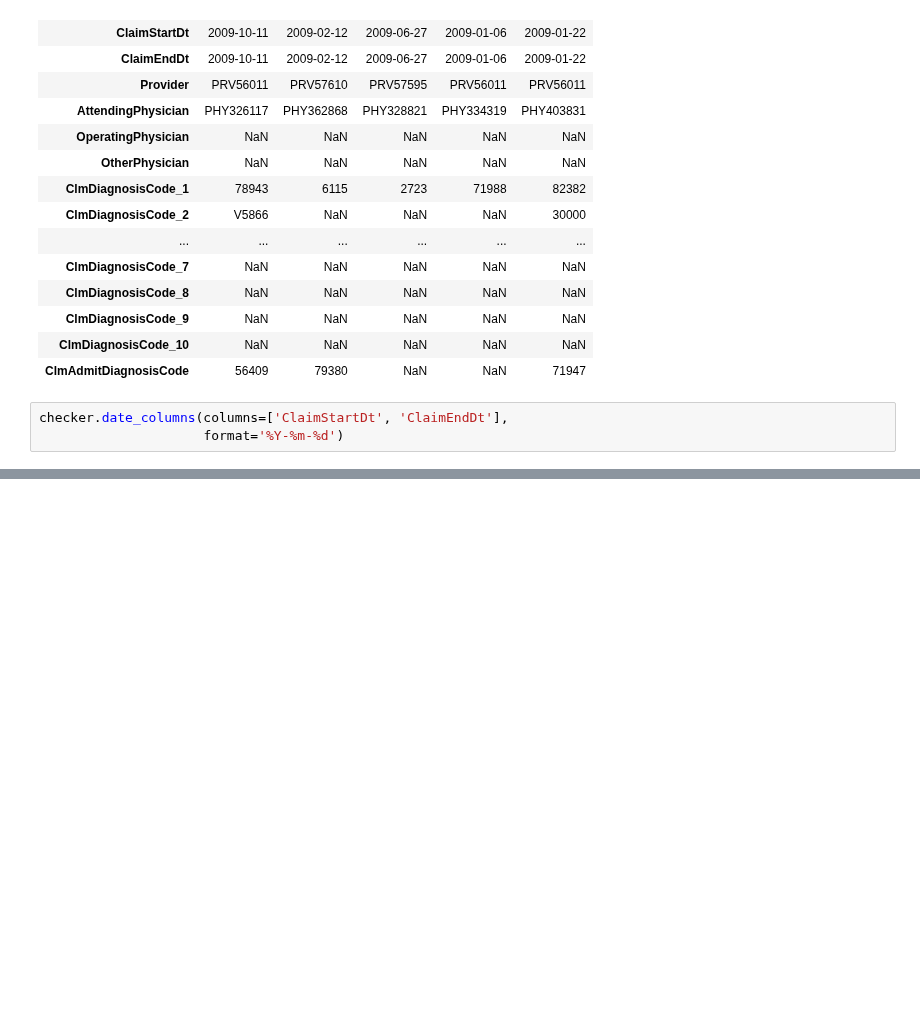
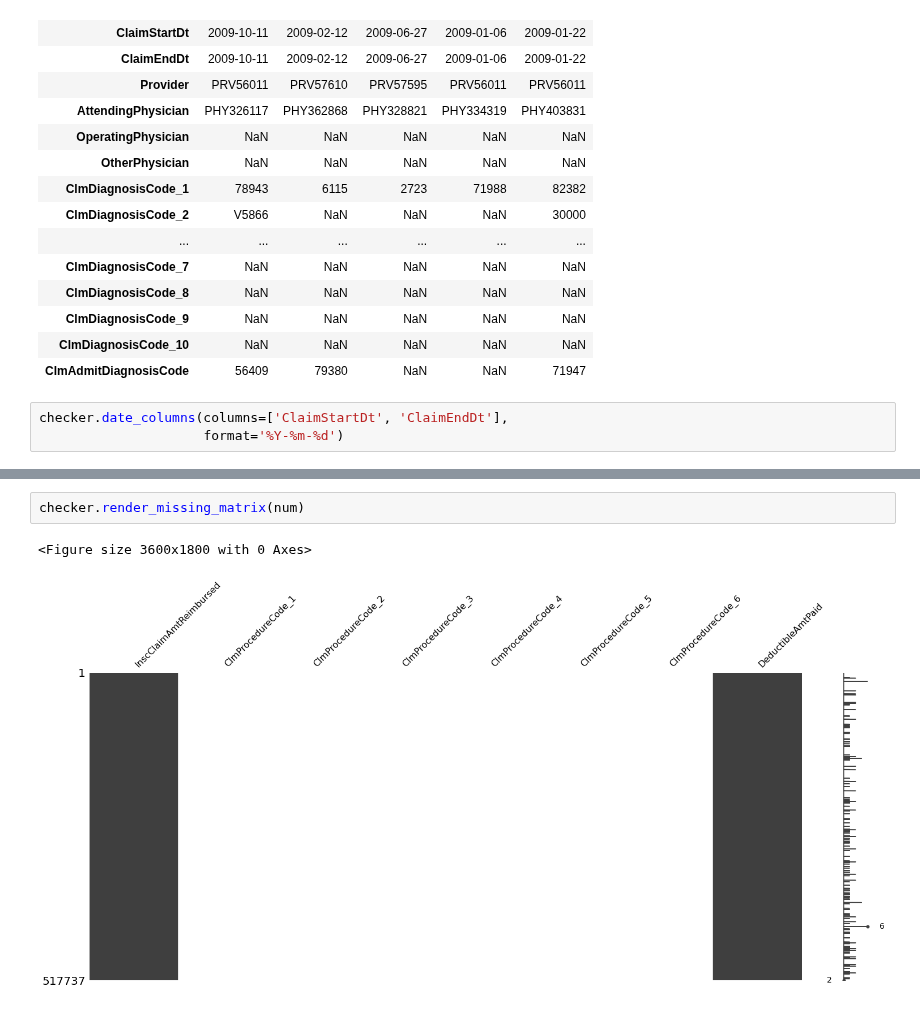
Before and after one commit to ashen007/MedicalCostPrediction-insurance_fraudDetection, a Jupyter notebook: notebooks/data quality/data quality(outpatient).ipynb, the cells around one changed output, grey strips where cells are left out. Cells and saved outputs as stored; diff of their text form; blank space fills up the shorter version.

```diff
--- a/notebooks/data quality/data quality(outpatient).ipynb
+++ b/notebooks/data quality/data quality(outpatient).ipynb
@@ -68,0 +103,5 @@ checker.date_columns(columns=['ClaimStartDt', 'ClaimEndDt'],
+# %%
+checker.render_missing_matrix(num)
+# %% [output]
+<Figure size 3600x1800 with 0 Axes>
+[figure, added]
```
Also changed, not shown: parts of 5 cells of this notebook.
